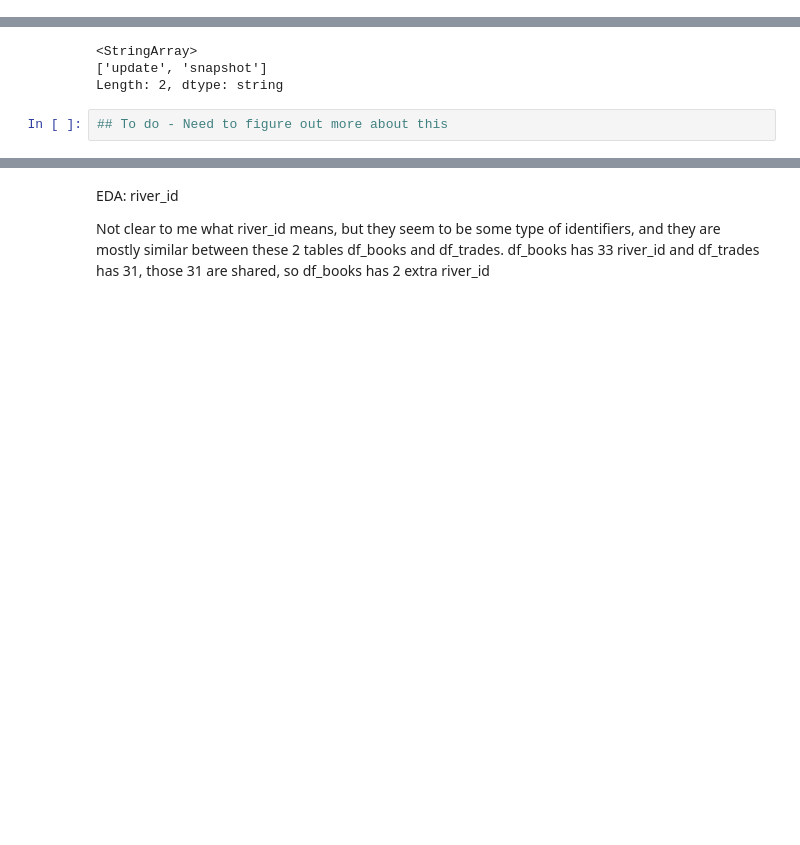
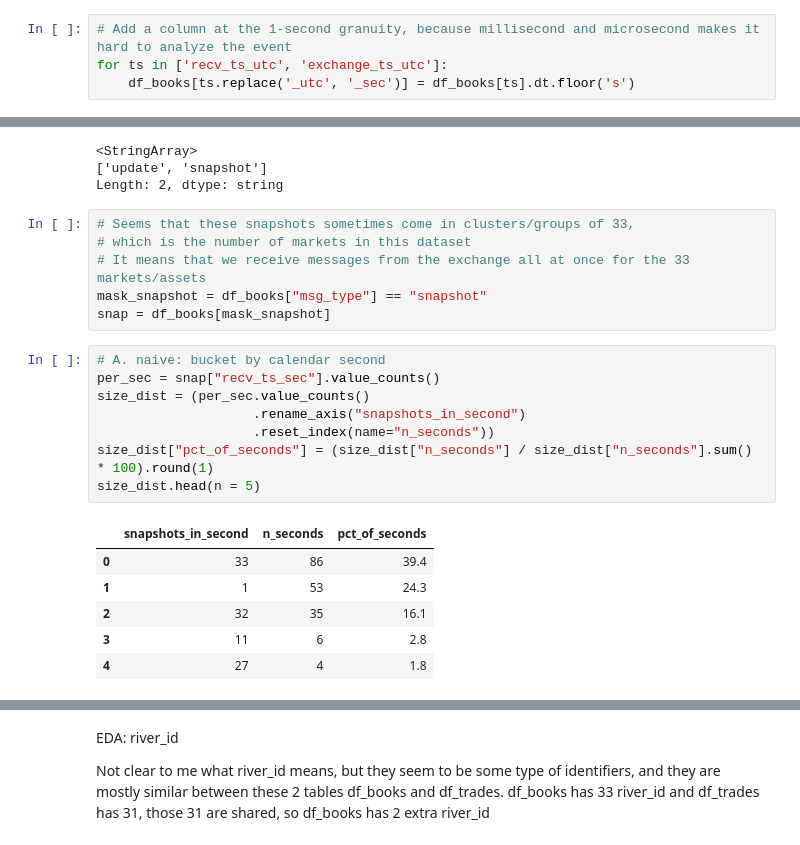
Before and after one commit to jzl4/prediction_market_project, a Jupyter notebook: data_exploration.ipynb, the cells around one changed output, grey strips where cells are left out. Saved outputs shown, nothing was run; the diff lists cells and outputs as text; blank space fills up the shorter version.

```diff
--- a/data_exploration.ipynb
+++ b/data_exploration.ipynb
@@ -111,6 +100,10 @@ print(f"Last received time stamp in books: {df_books['recv_ts_utc'].max()}")
 # %% [output]
 Last exchange time stamp in books: 2026-08-05 23:34:41.346000+00:00
 Last received time stamp in books: 2026-08-05 23:34:41.369452+00:00
+# %%
+# Add a column at the 1-second granuity, because millisecond and microsecond makes it hard to analyze the event
+for ts in ['recv_ts_utc', 'exchange_ts_utc']:
+    df_books[ts.replace('_utc', '_sec')] = df_books[ts].dt.floor('s')
 # %%
 # Latency distribution between timestamp of exchange vs. received
 for df in (df_trades, df_books):
@@ -142,5 +135,24 @@ df_books["msg_type"].unique()
 <StringArray>
 ['update', 'snapshot']
 Length: 2, dtype: string
-# %%
-## To do - Need to figure out more about this
+# %%
+# Seems that these snapshots sometimes come in clusters/groups of 33,
+# which is the number of markets in this dataset
+# It means that we receive messages from the exchange all at once for the 33 markets/assets
+mask_snapshot = df_books["msg_type"] == "snapshot"
+snap = df_books[mask_snapshot]
+# %%
+# A. naive: bucket by calendar second
+per_sec = snap["recv_ts_sec"].value_counts()
+size_dist = (per_sec.value_counts()
+                    .rename_axis("snapshots_in_second")
+                    .reset_index(name="n_seconds"))
+size_dist["pct_of_seconds"] = (size_dist["n_seconds"] / size_dist["n_seconds"].sum() * 100).round(1)
+size_dist.head(n = 5)
+# %% [output]
+|  | snapshots_in_second | n_seconds | pct_of_seconds |
+| 0 | 33 | 86 | 39.4 |
+| 1 | 1 | 53 | 24.3 |
+| 2 | 32 | 35 | 16.1 |
+| 3 | 11 | 6 | 2.8 |
+| 4 | 27 | 4 | 1.8 |
```
Also changed, not shown: parts of 13 cells of this notebook, 1 other file.
